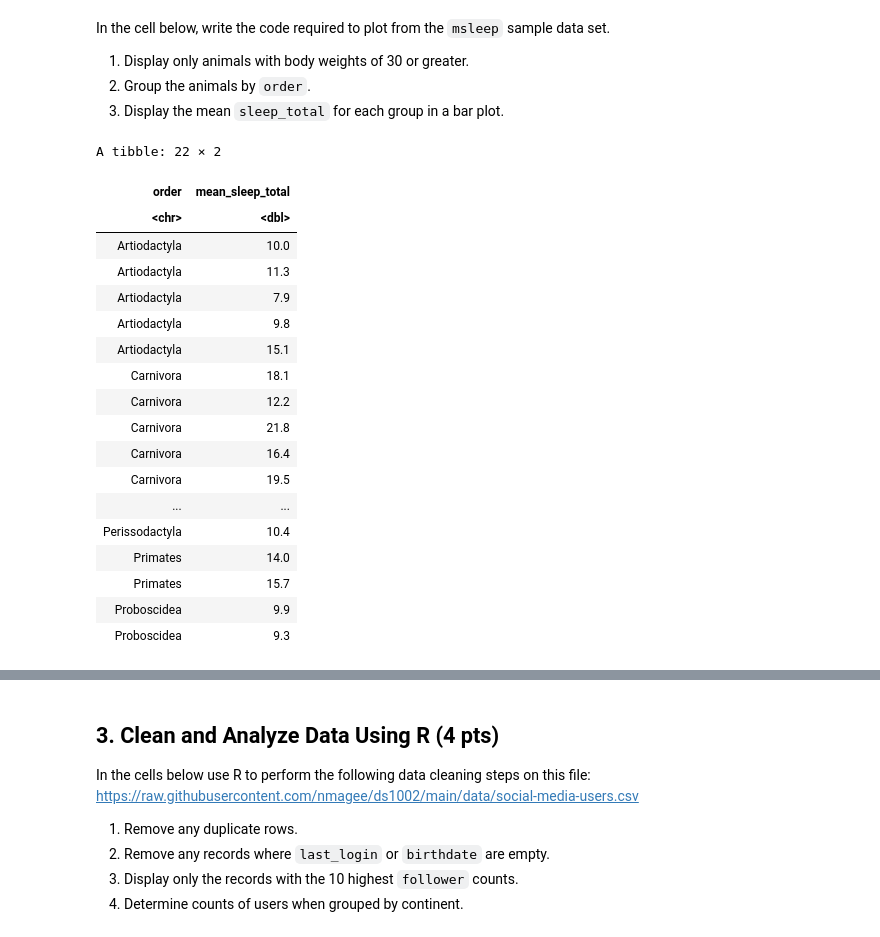
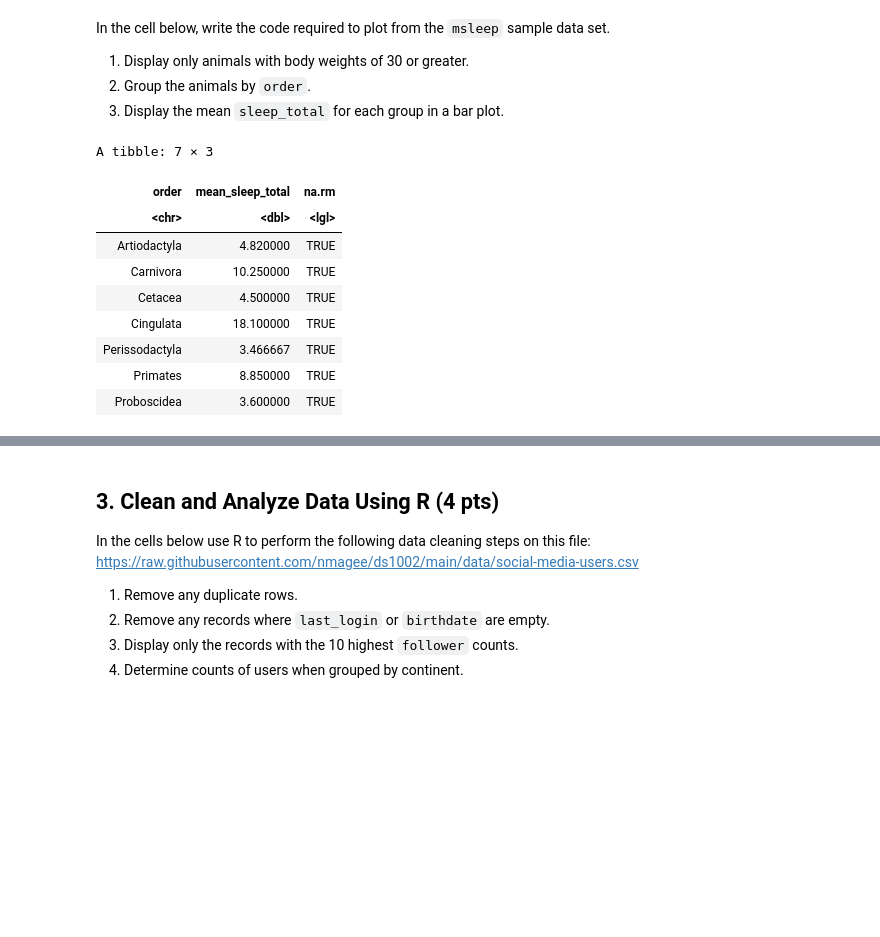
Before and after one commit to setran11/ds1002-mnd4up, a Jupyter notebook: homework/week-15.ipynb, the cells around one changed output, grey strips where cells are left out. Cells and saved outputs as stored; diff of their text form; code cells hidden in the pictures; blank space fills up the shorter version.

```diff
--- a/homework/week-15.ipynb
+++ b/homework/week-15.ipynb
@@ -66,32 +64,23 @@ msleep
 # %%
 data <- msleep %>%
   select(bodywt, order, sleep_total) %>%
   filter(bodywt >= 30) %>%
   na.omit() %>%
   group_by(order) %>%
-  reframe(mean_sleep_total = mean(sleep_total))
+  summarize(mean_sleep_total = mean(sleep_total), na.rm = TRUE)
 
 data
 # %% [output]
-A tibble: 22 × 2
+A tibble: 7 × 3
-| order | mean_sleep_total |
-| <chr> | <dbl> |
-| Artiodactyla | 10.0 |
-| Artiodactyla | 11.3 |
-| Artiodactyla | 7.9 |
-| Artiodactyla | 9.8 |
-| Artiodactyla | 15.1 |
-| Carnivora | 18.1 |
-| Carnivora | 12.2 |
-| Carnivora | 21.8 |
-| Carnivora | 16.4 |
-| Carnivora | 19.5 |
-| ... | ... |
-| Perissodactyla | 10.4 |
-| Primates | 14.0 |
-| Primates | 15.7 |
-| Proboscidea | 9.9 |
-| Proboscidea | 9.3 |
+| order | mean_sleep_total | na.rm |
+| <chr> | <dbl> | <lgl> |
+| Artiodactyla | 4.820000 | TRUE |
+| Carnivora | 10.250000 | TRUE |
+| Cetacea | 4.500000 | TRUE |
+| Cingulata | 18.100000 | TRUE |
+| Perissodactyla | 3.466667 | TRUE |
+| Primates | 8.850000 | TRUE |
+| Proboscidea | 3.600000 | TRUE |
 # %%
 ggplot(data, aes(x = order, y = mean_sleep_total)) + geom_col()
 # %% [output]
```
Also changed, not shown: parts of 2 cells of this notebook.
